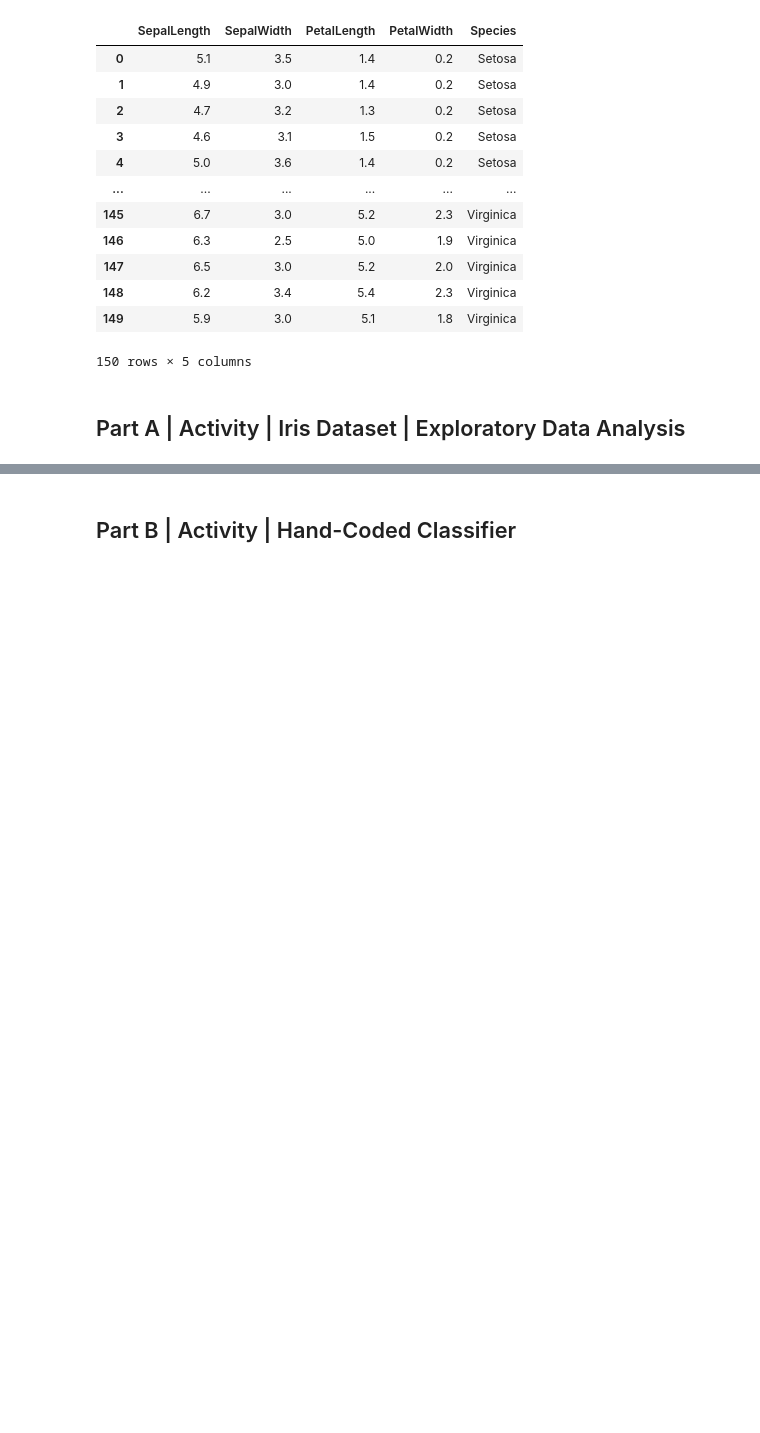
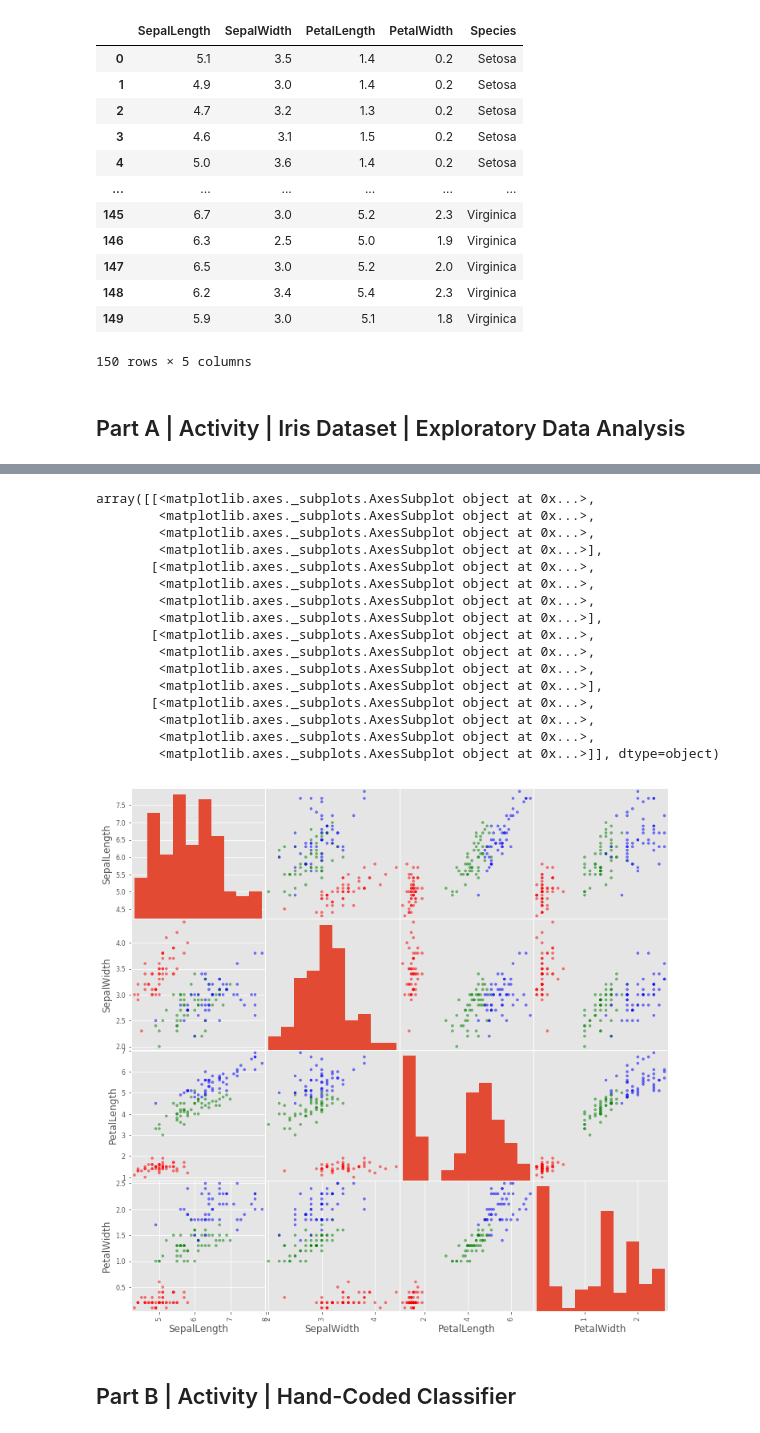
Before and after one commit to cefan-2000/DS-SF-34, a Jupyter notebook: classes/05/notebooks/codealong-05-k-nearest-neighbors-starter-code.ipynb, the cells around one changed output, grey strips where cells are left out. Saved outputs shown, nothing was run; the diff lists cells and outputs as text; code cells hidden in the pictures; blank space fills up the shorter version.

```diff
--- a/classes/05/notebooks/codealong-05-k-nearest-neighbors-starter-code.ipynb
+++ b/classes/05/notebooks/codealong-05-k-nearest-neighbors-starter-code.ipynb
@@ -41,3 +88,23 @@ color = df.Species.map({'Setosa': 'red', 'Versicolor': 'green', 'Virginica': 'bl
+# %%
+pd.tools.plotting.scatter_matrix(df[ ['SepalLength','SepalWidth','PetalLength','PetalWidth']], c = color, figsize = (12, 12) )
+# %% [output]
+array([[<matplotlib.axes._subplots.AxesSubplot object at 0x...>,
+        <matplotlib.axes._subplots.AxesSubplot object at 0x...>,
+        <matplotlib.axes._subplots.AxesSubplot object at 0x...>,
+        <matplotlib.axes._subplots.AxesSubplot object at 0x...>],
+       [<matplotlib.axes._subplots.AxesSubplot object at 0x...>,
+        <matplotlib.axes._subplots.AxesSubplot object at 0x...>,
+        <matplotlib.axes._subplots.AxesSubplot object at 0x...>,
+        <matplotlib.axes._subplots.AxesSubplot object at 0x...>],
+       [<matplotlib.axes._subplots.AxesSubplot object at 0x...>,
+        <matplotlib.axes._subplots.AxesSubplot object at 0x...>,
+        <matplotlib.axes._subplots.AxesSubplot object at 0x...>,
+        <matplotlib.axes._subplots.AxesSubplot object at 0x...>],
+       [<matplotlib.axes._subplots.AxesSubplot object at 0x...>,
+        <matplotlib.axes._subplots.AxesSubplot object at 0x...>,
+        <matplotlib.axes._subplots.AxesSubplot object at 0x...>,
+        <matplotlib.axes._subplots.AxesSubplot object at 0x...>]], dtype=object)
+[figure, added]
 # %% [markdown]
 ## Part B | Activity | Hand-Coded Classifier
 # %%
```
Also changed, not shown: parts of 15 cells of this notebook.
